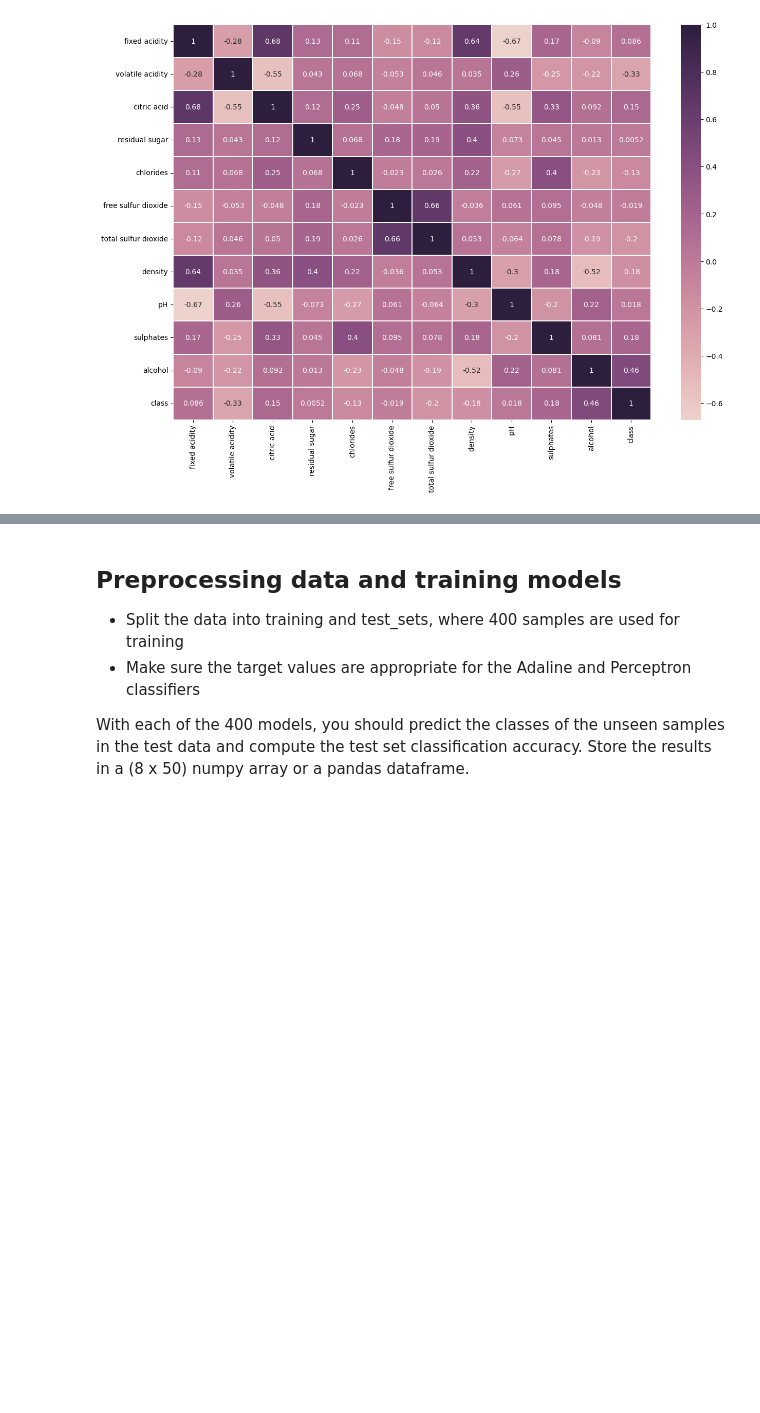
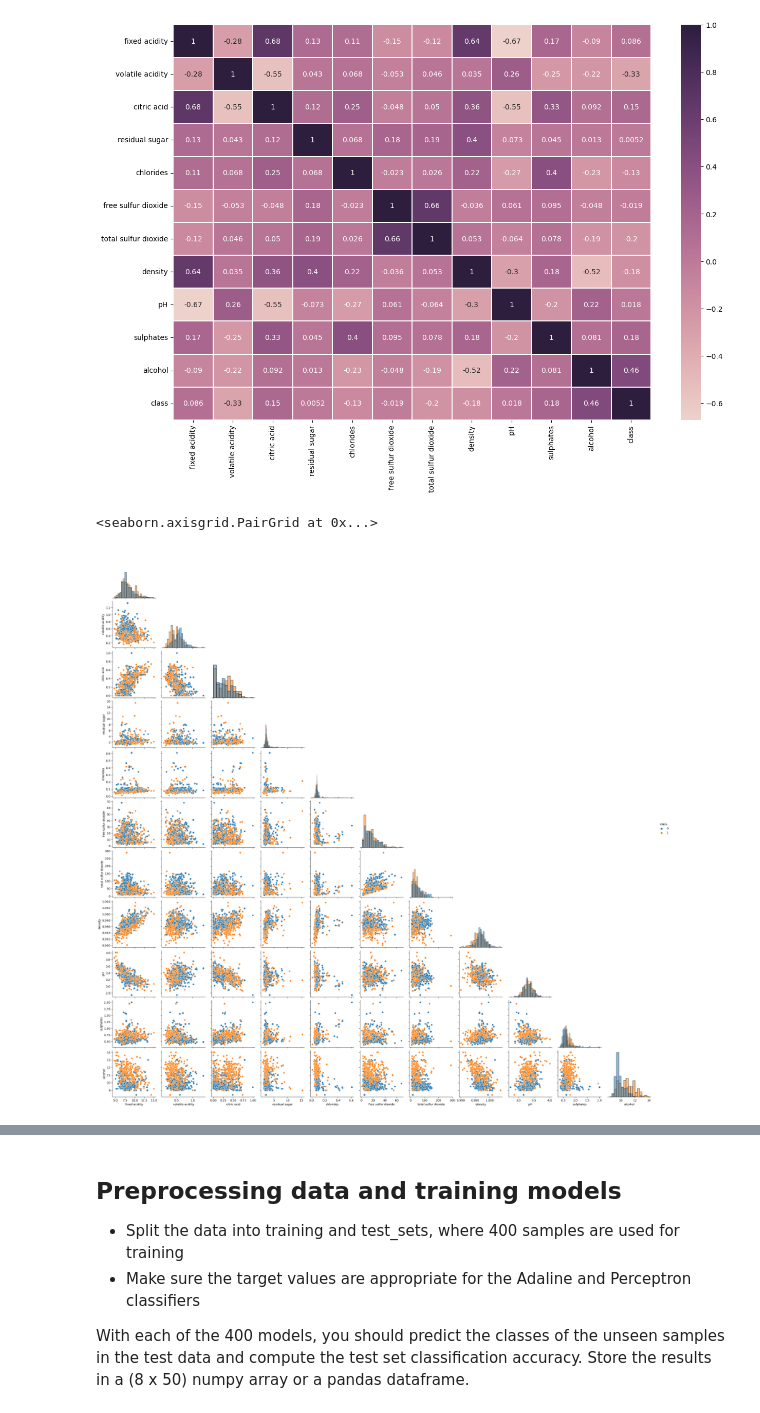
Before and after one commit to tomaloki/DAT200_CA, a Jupyter notebook: CA2/CA02_final.ipynb, the cells around one changed output, grey strips where cells are left out. Drawn from its saved outputs; the diff is of its cells as text; code cells hidden in the pictures; blank space fills up the shorter version.

```diff
--- a/CA2/CA02_final.ipynb
+++ b/CA2/CA02_final.ipynb
@@ -80,4 +71,10 @@ sns.heatmap(wine_data.corr(), annot=True, linewidth=.3, cmap=sns.cubehelix_palet
 # %% [output]
 <AxesSubplot: >
 [figure]
+# %%
+# Making a pariplot, using the class-feature as hue to map the data points. Lets us observe the relationship in the dataset pairwise.
+sns.pairplot(wine_data, hue="class", diag_kind="hist", corner=True)
+# %% [output]
+<seaborn.axisgrid.PairGrid at 0x...>
+[figure, added]
 # %%
```
Also changed, not shown: parts of 17 cells of this notebook.
